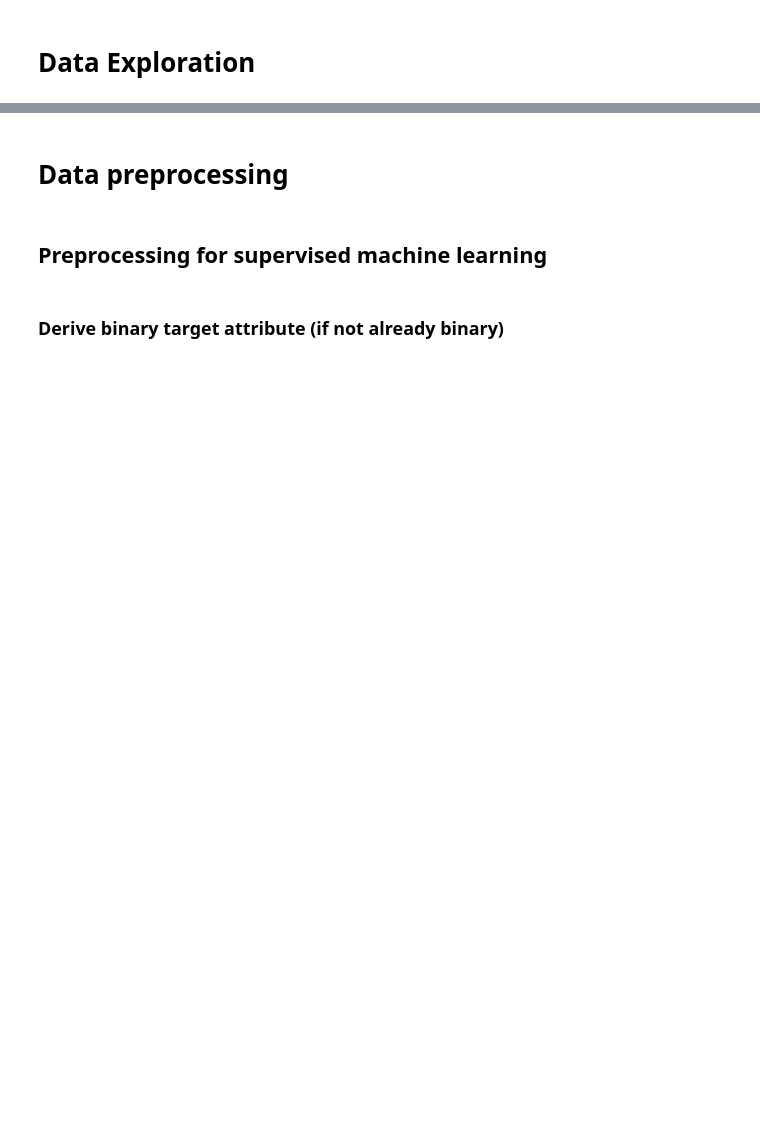
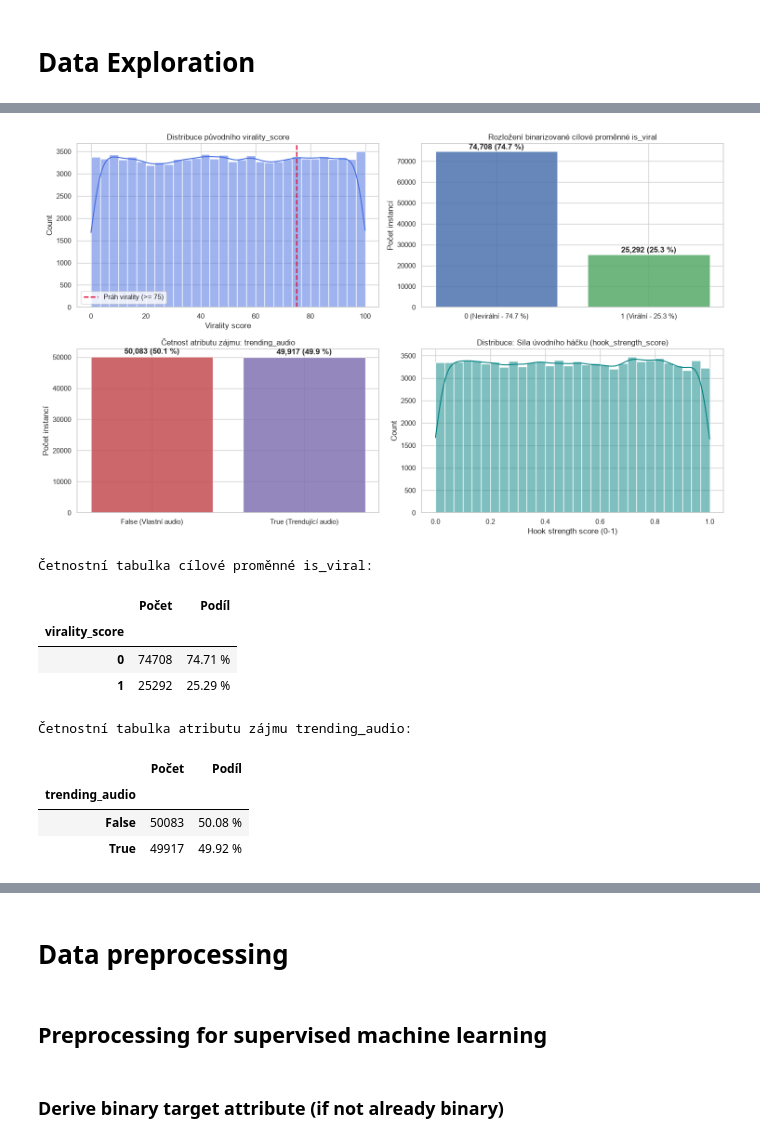
Before and after one commit to wclementi/ZIZ_Seminarka, a Jupyter notebook: template-coursework-classification.ipynb, the cells around one changed output, grey strips where cells are left out. Drawn from its saved outputs; the diff is of its cells as text; code cells hidden in the pictures; blank space fills up the shorter version.

```diff
--- a/template-coursework-classification.ipynb
+++ b/template-coursework-classification.ipynb
@@ -9,6 +9,11 @@ import seaborn as sns
 from IPython.display import display
 from sklearn.model_selection import train_test_split
 from sklearn.preprocessing import StandardScaler
+
+# Nastavení stylu a rozměrů grafů
+plt.rcParams['figure.figsize'] = (10, 5)
+plt.rcParams['font.size'] = 11
+sns.set_theme(style="whitegrid")
 # %% [markdown]
 ## Team identification
 # %% [markdown]
@@ -41,0 +125,56 @@ display(df.head(3))
+# %%
+# 2. Histogram a četnosti pro cílovou proměnnou a vybrané atributy
+fig, axes = plt.subplots(2, 2, figsize=(15, 9))
+
+# A) Distribuce původního spojitého virality_score
+sns.histplot(df['virality_score'], bins=30, kde=True, ax=axes[0, 0], color='royalblue')
+axes[0, 0].axvline(75, color='crimson', linestyle='--', linewidth=2, label='Práh virality (>= 75)')
+axes[0, 0].set_title('Distribuce původního virality_score')
+axes[0, 0].set_xlabel('Virality score')
+axes[0, 0].legend()
+
+# B) Rozložení binarizované cílové proměnné is_viral
+is_viral_demo = (df['virality_score'] >= 75.0).astype(int)
+counts_viral = is_viral_demo.value_counts().sort_index()
+bars_viral = axes[0, 1].bar(['0 (Nevirální - 74.7 %)', '1 (Virální - 25.3 %)'], counts_viral, color=['#4c72b0', '#55a868'], alpha=0.85)
+axes[0, 1].set_title('Rozložení binarizované cílové proměnné is_viral')
+axes[0, 1].set_ylabel('Počet instancí')
+for bar in bars_viral:
+    yval = bar.get_height()
+    axes[0, 1].text(bar.get_x() + bar.get_width()/2, yval + 1000, f"{yval:,} ({yval/len(df)*100:.1f} %)", ha='center', fontweight='bold')
+
+# C) Četnosti atributu zájmu (trending_audio)
+counts_audio = df['trending_audio'].value_counts().sort_index()
+bars_audio = axes[1, 0].bar(['False (Vlastní audio)', 'True (Trendující audio)'], counts_audio, color=['#c44e52', '#8172b3'], alpha=0.85)
+axes[1, 0].set_title('Četnost atributu zájmu: trending_audio')
+axes[1, 0].set_ylabel('Počet instancí')
+for bar in bars_audio:
+    yval = bar.get_height()
+    axes[1, 0].text(bar.get_x() + bar.get_width()/2, yval + 1000, f"{yval:,} ({yval/len(df)*100:.1f} %)", ha='center', fontweight='bold')
+
+# D) Distribuce klíčového prediktoru: hook_strength_score
+sns.histplot(df['hook_strength_score'], bins=30, kde=True, ax=axes[1, 1], color='teal')
+axes[1, 1].set_title('Distribuce: Síla úvodního háčku (hook_strength_score)')
+axes[1, 1].set_xlabel('Hook strength score (0-1)')
+
+plt.tight_layout()
+plt.show()
+
+# Četnostní tabulky
+print("Četnostní tabulka cílové proměnné is_viral:")
+display(pd.DataFrame({'Počet': counts_viral, 'Podíl': (counts_viral / len(df) * 100).round(2).astype(str) + ' %'}))
+
+print("Četnostní tabulka atributu zájmu trending_audio:")
+display(pd.DataFrame({'Počet': counts_audio, 'Podíl': (counts_audio / len(df) * 100).round(2).astype(str) + ' %'}))
+# %% [output]
+[figure, added]
+Četnostní tabulka cílové proměnné is_viral:
+|  | Počet | Podíl |
+| virality_score |  |  |
+| 0 | 74708 | 74.71 % |
+| 1 | 25292 | 25.29 % |
+Četnostní tabulka atributu zájmu trending_audio:
+|  | Počet | Podíl |
+| trending_audio |  |  |
+| False | 50083 | 50.08 % |
+| True | 49917 | 49.92 % |
```
Also changed, not shown: parts of 15 cells of this notebook, 1 other file.
